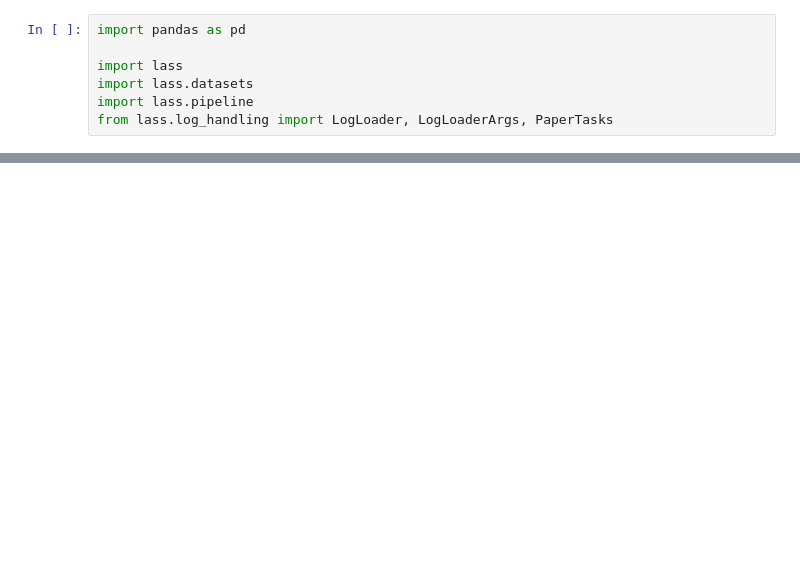
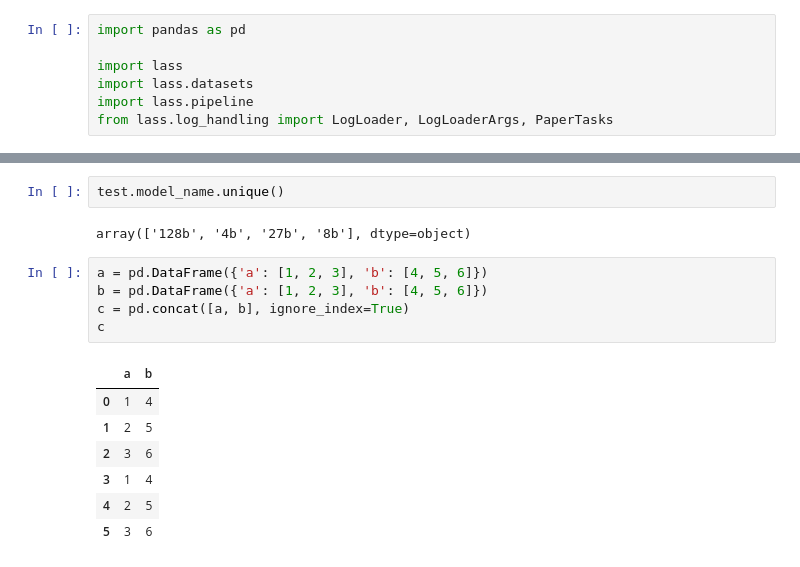
Before and after one commit to wschella/lass, a Jupyter notebook: notebooks/Scratchpad3.ipynb, the cells around one changed output, grey strips where cells are left out. Cells and saved outputs as stored; diff of their text form; blank space fills up the shorter version.

```diff
--- a/notebooks/Scratchpad3.ipynb
+++ b/notebooks/Scratchpad3.ipynb
@@ -30,3 +85,20 @@ See the caveats in the documentation: https://pandas.pydata.org/pandas-docs/stab
+# %%
+test.model_name.unique()
+# %% [output]
+array(['128b', '4b', '27b', '8b'], dtype=object)
+# %%
+a = pd.DataFrame({'a': [1, 2, 3], 'b': [4, 5, 6]})
+b = pd.DataFrame({'a': [1, 2, 3], 'b': [4, 5, 6]})
+c = pd.concat([a, b], ignore_index=True)
+c
+# %% [output]
+|  | a | b |
+| 0 | 1 | 4 |
+| 1 | 2 | 5 |
+| 2 | 3 | 6 |
+| 3 | 1 | 4 |
+| 4 | 2 | 5 |
+| 5 | 3 | 6 |
 # %%
 pd.set_option('display.max_rows', None)
 data.groupby(["task"]).agg({"n_targets": ["mean", "var", "count"]}).reset_index()[('n_targets', 'var')].value_counts()
```
Also changed, not shown: parts of 4 cells of this notebook, 15 other files.
